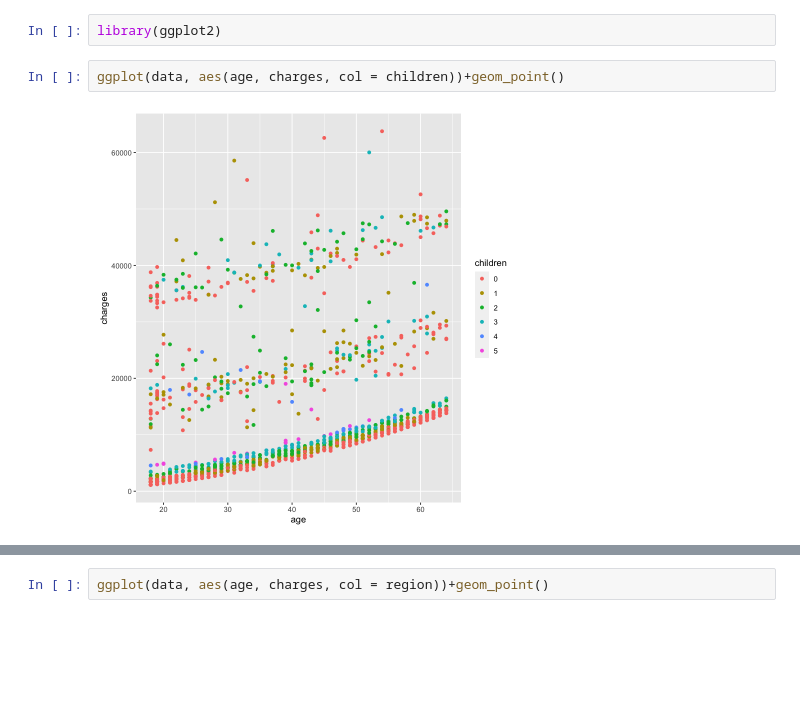
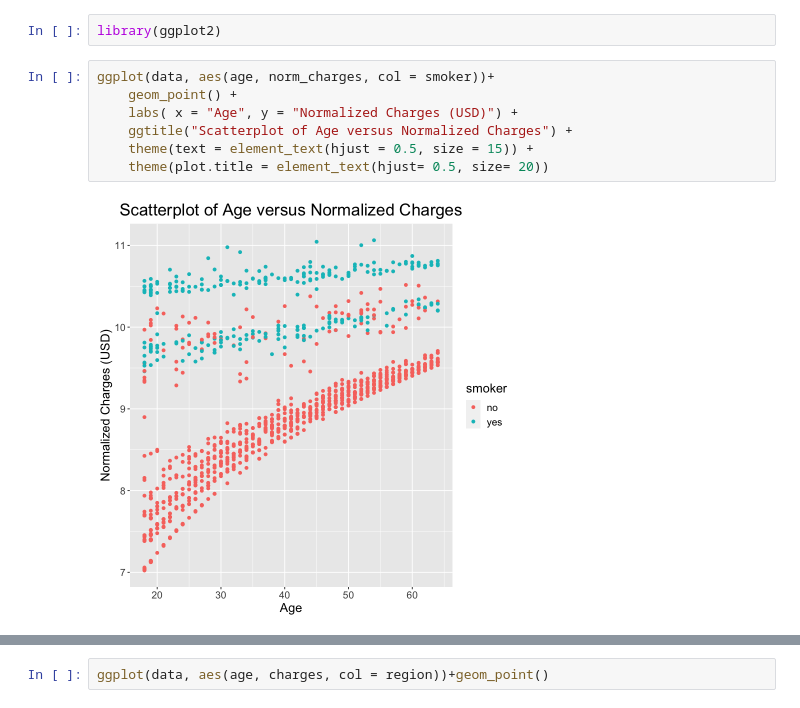
Before and after one commit to mahdiheydar/stat306proj, a Jupyter notebook: stat306.ipynb, the cells around one changed output, grey strips where cells are left out. Drawn from its saved outputs; the diff is of its cells as text; blank space fills up the shorter version.

```diff
--- a/stat306.ipynb
+++ b/stat306.ipynb
@@ -63,6 +63,11 @@ pairs(quant_data)
 # %%
 library(ggplot2)
 # %%
-ggplot(data, aes(age, charges, col = children))+geom_point()
+ggplot(data, aes(age, norm_charges, col = smoker))+
+    geom_point() +
+    labs( x = "Age", y = "Normalized Charges (USD)") +
+    ggtitle("Scatterplot of Age versus Normalized Charges") +
+    theme(text = element_text(hjust = 0.5, size = 15)) +
+    theme(plot.title = element_text(hjust= 0.5, size= 20))
 # %% [output]
-[figure, old version]
+[figure, new version]
```
Also changed, not shown: parts of 23 cells of this notebook.
